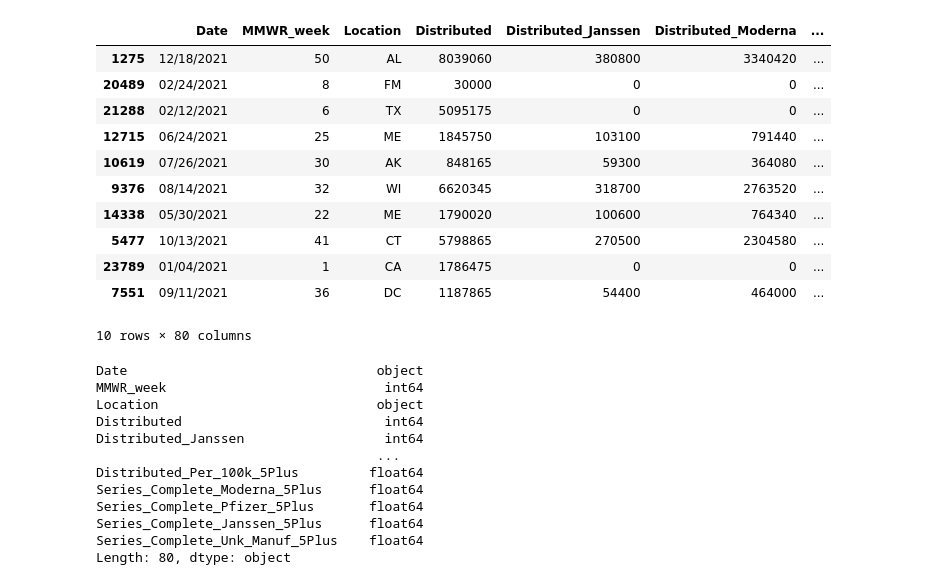
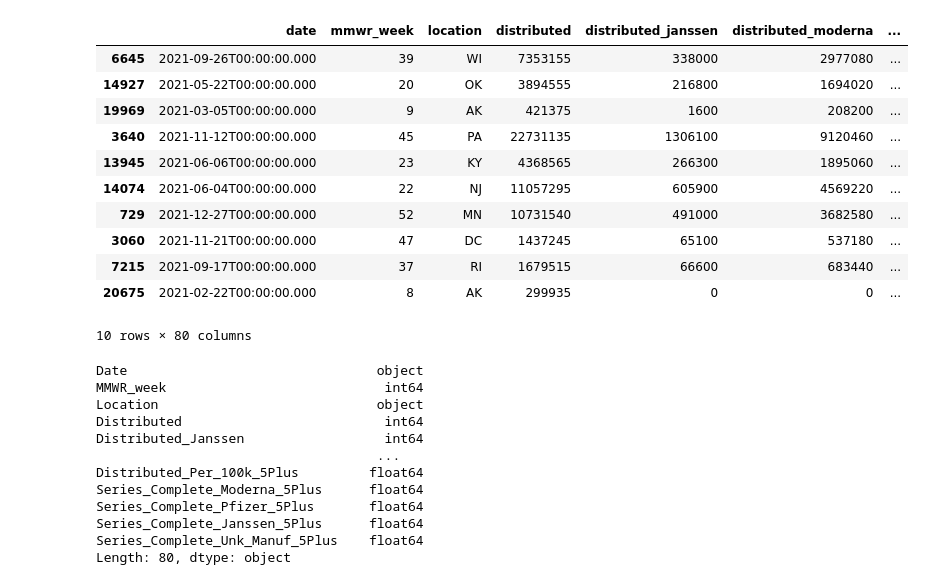
Before and after one commit to shinaolaatoro/ds4a-team55, a Jupyter notebook: state_vax_eda.ipynb, the cells around one changed output. Cells and saved outputs as stored; diff of their text form; code cells hidden in the pictures.

```diff
--- a/state_vax_eda.ipynb
+++ b/state_vax_eda.ipynb
@@ -8,19 +9,27 @@ import seaborn as sns
-# %%
-df = pd.read_csv("data/state_vax.csv")
-df.sample(10)
-# %% [output]
-|  | Date | MMWR_week | Location | Distributed | Distributed_Janssen | Distributed_Moderna | ... |
-| 1275 | 12/18/2021 | 50 | AL | 8039060 | 380800 | 3340420 | ... |
-| 20489 | 02/24/2021 | 8 | FM | 30000 | 0 | 0 | ... |
-| 21288 | 02/12/2021 | 6 | TX | 5095175 | 0 | 0 | ... |
-| 12715 | 06/24/2021 | 25 | ME | 1845750 | 103100 | 791440 | ... |
-| 10619 | 07/26/2021 | 30 | AK | 848165 | 59300 | 364080 | ... |
-| 9376 | 08/14/2021 | 32 | WI | 6620345 | 318700 | 2763520 | ... |
-| 14338 | 05/30/2021 | 22 | ME | 1790020 | 100600 | 764340 | ... |
-| 5477 | 10/13/2021 | 41 | CT | 5798865 | 270500 | 2304580 | ... |
-| 23789 | 01/04/2021 | 1 | CA | 1786475 | 0 | 0 | ... |
-| 7551 | 09/11/2021 | 36 | DC | 1187865 | 54400 | 464000 | ... |
-10 rows × 80 columns
+# %%
+client = Socrata(
+        domain = "data.cdc.gov",
+        app_token = "bsYMLkKAQhIIVd7wzBzp5BiCR",
+        timeout=10
+)
+results = client.get_all("unsk-b7fc")
+
+# Convert to pandas DataFrame
+df = pd.DataFrame.from_records(results)
+df.sample(10)
+# %% [output]
+|  | date | mmwr_week | location | distributed | distributed_janssen | distributed_moderna | ... |
+| 6645 | 2021-09-26T00:00:00.000 | 39 | WI | 7353155 | 338000 | 2977080 | ... |
+| 14927 | 2021-05-22T00:00:00.000 | 20 | OK | 3894555 | 216800 | 1694020 | ... |
+| 19969 | 2021-03-05T00:00:00.000 | 9 | AK | 421375 | 1600 | 208200 | ... |
+| 3640 | 2021-11-12T00:00:00.000 | 45 | PA | 22731135 | 1306100 | 9120460 | ... |
+| 13945 | 2021-06-06T00:00:00.000 | 23 | KY | 4368565 | 266300 | 1895060 | ... |
+| 14074 | 2021-06-04T00:00:00.000 | 22 | NJ | 11057295 | 605900 | 4569220 | ... |
+| 729 | 2021-12-27T00:00:00.000 | 52 | MN | 10731540 | 491000 | 3682580 | ... |
+| 3060 | 2021-11-21T00:00:00.000 | 47 | DC | 1437245 | 65100 | 537180 | ... |
+| 7215 | 2021-09-17T00:00:00.000 | 37 | RI | 1679515 | 66600 | 683440 | ... |
+| 20675 | 2021-02-22T00:00:00.000 | 8 | AK | 299935 | 0 | 0 | ... |
+10 rows × 80 columns
 # %%
 df.columns
 df.dtypes
```
Also changed, not shown: parts of 1 cell of this notebook.
